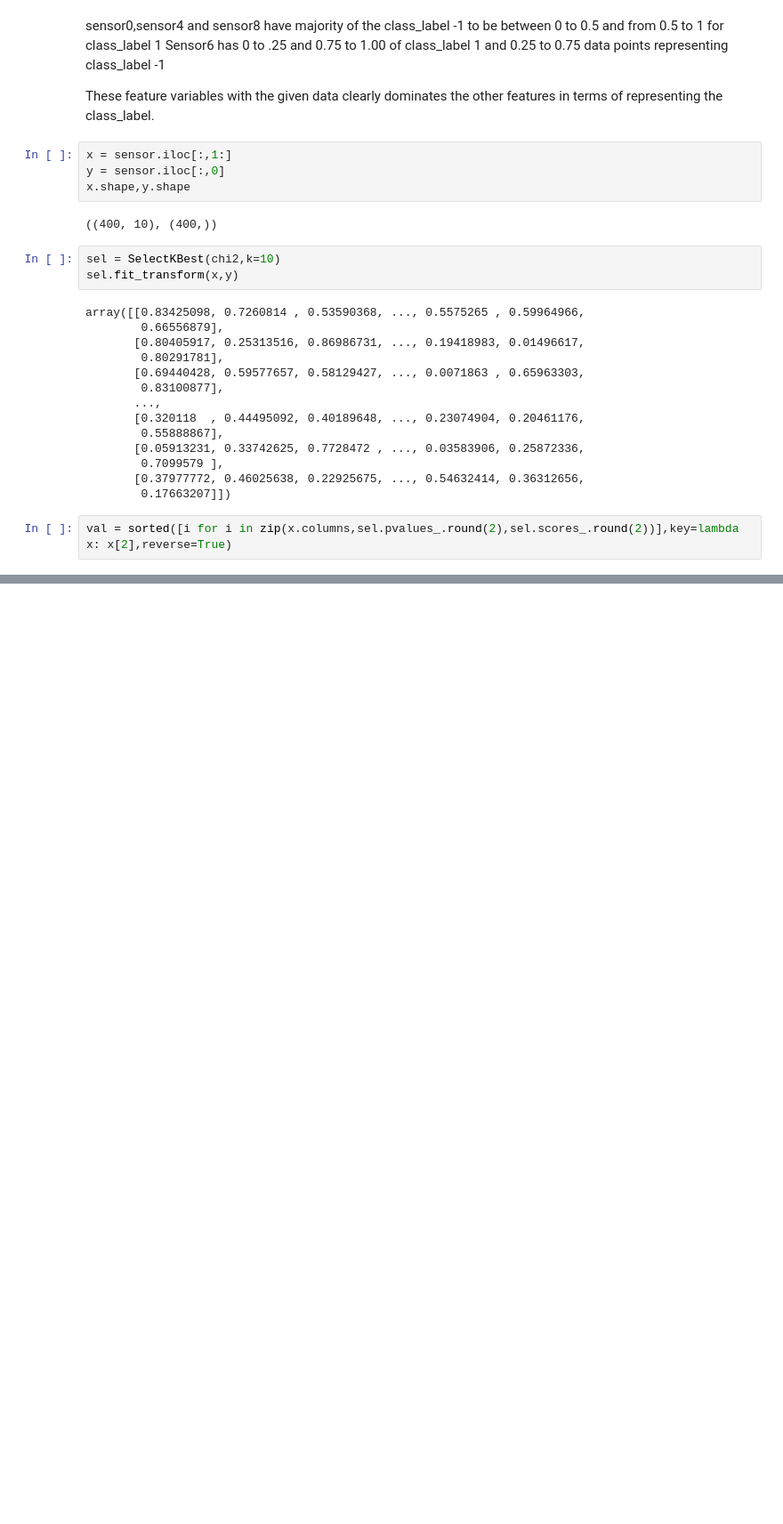
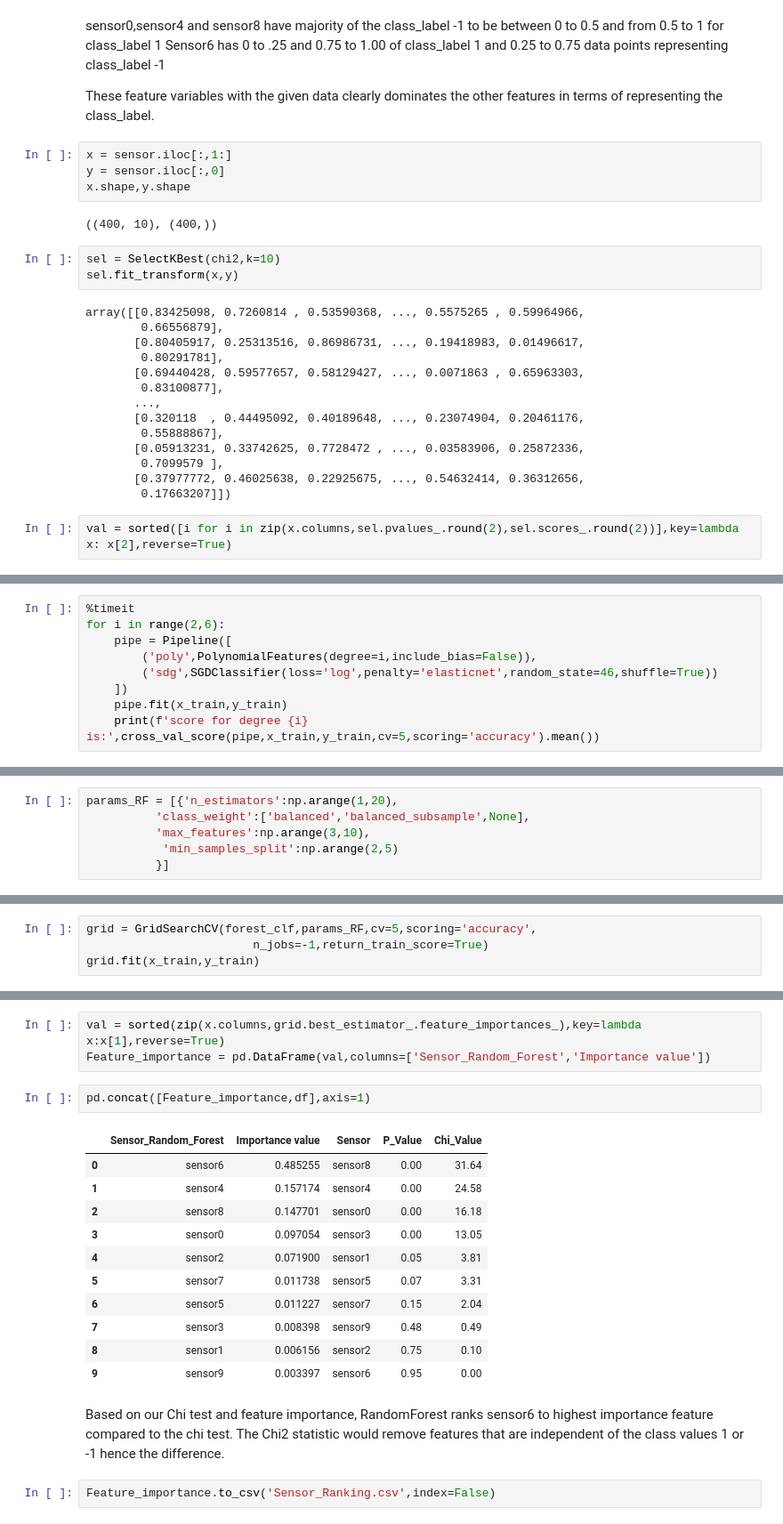
Before and after one commit to asbharath/MachineLearning, a Jupyter notebook: Sensors data.ipynb, the cells around one changed output, grey strips where cells are left out. Shown: that part at 89% size. Saved outputs shown, nothing was run; the diff lists cells and outputs as text; blank space fills up the shorter version.

```diff
--- a/Sensors data.ipynb
+++ b/Sensors data.ipynb
@@ -293,0 +219,9 @@ sum(y_test == y_pred) / len(y_test)
+# %%
+%timeit
+for i in range(2,6):
+    pipe = Pipeline([
+        ('poly',PolynomialFeatures(degree=i,include_bias=False)),
+        ('sdg',SGDClassifier(loss='log',penalty='elasticnet',random_state=46,shuffle=True))
+    ])
+    pipe.fit(x_train,y_train)
+    print(f'score for degree {i} is:',cross_val_score(pipe,x_train,y_train,cv=5,scoring='accuracy').mean())
@@ -293,0 +258,6 @@ sum(y_test == y_pred) / len(y_test)
+# %%
+params_RF = [{'n_estimators':np.arange(1,20),
+          'class_weight':['balanced','balanced_subsample',None],
+          'max_features':np.arange(3,10),
+           'min_samples_split':np.arange(2,5)
+          }]
@@ -293,0 +287,4 @@ sum(y_test == y_pred) / len(y_test)
+# %%
+grid = GridSearchCV(forest_clf,params_RF,cv=5,scoring='accuracy',
+                        n_jobs=-1,return_train_score=True)
+grid.fit(x_train,y_train)
@@ -293,0 +309,21 @@ sum(y_test == y_pred) / len(y_test)
+# %%
+val = sorted(zip(x.columns,grid.best_estimator_.feature_importances_),key=lambda x:x[1],reverse=True)
+Feature_importance = pd.DataFrame(val,columns=['Sensor_Random_Forest','Importance value'])
+# %%
+pd.concat([Feature_importance,df],axis=1)
+# %% [output]
+|  | Sensor_Random_Forest | Importance value | Sensor | P_Value | Chi_Value |
+| 0 | sensor6 | 0.485255 | sensor8 | 0.00 | 31.64 |
+| 1 | sensor4 | 0.157174 | sensor4 | 0.00 | 24.58 |
+| 2 | sensor8 | 0.147701 | sensor0 | 0.00 | 16.18 |
+| 3 | sensor0 | 0.097054 | sensor3 | 0.00 | 13.05 |
+| 4 | sensor2 | 0.071900 | sensor1 | 0.05 | 3.81 |
+| 5 | sensor7 | 0.011738 | sensor5 | 0.07 | 3.31 |
+| 6 | sensor5 | 0.011227 | sensor7 | 0.15 | 2.04 |
+| 7 | sensor3 | 0.008398 | sensor9 | 0.48 | 0.49 |
+| 8 | sensor1 | 0.006156 | sensor2 | 0.75 | 0.10 |
+| 9 | sensor9 | 0.003397 | sensor6 | 0.95 | 0.00 |
+# %% [markdown]
+Based on our Chi test and feature importance, RandomForest ranks sensor6 to highest importance feature compared to the chi test. The Chi2 statistic would remove features that are independent of the class values 1 or -1 hence the difference.
+# %%
+Feature_importance.to_csv('Sensor_Ranking.csv',index=False)
```
Also changed, not shown: parts of 68 cells of this notebook.
